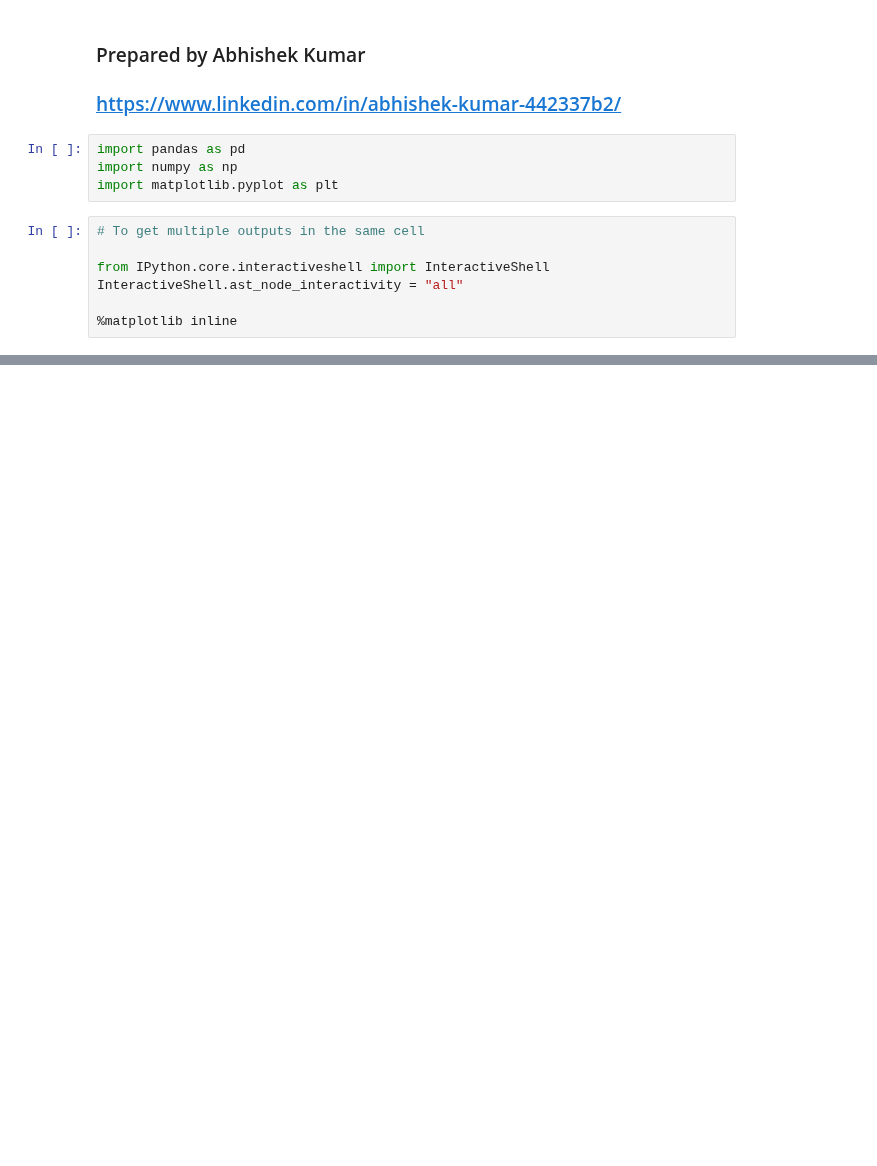
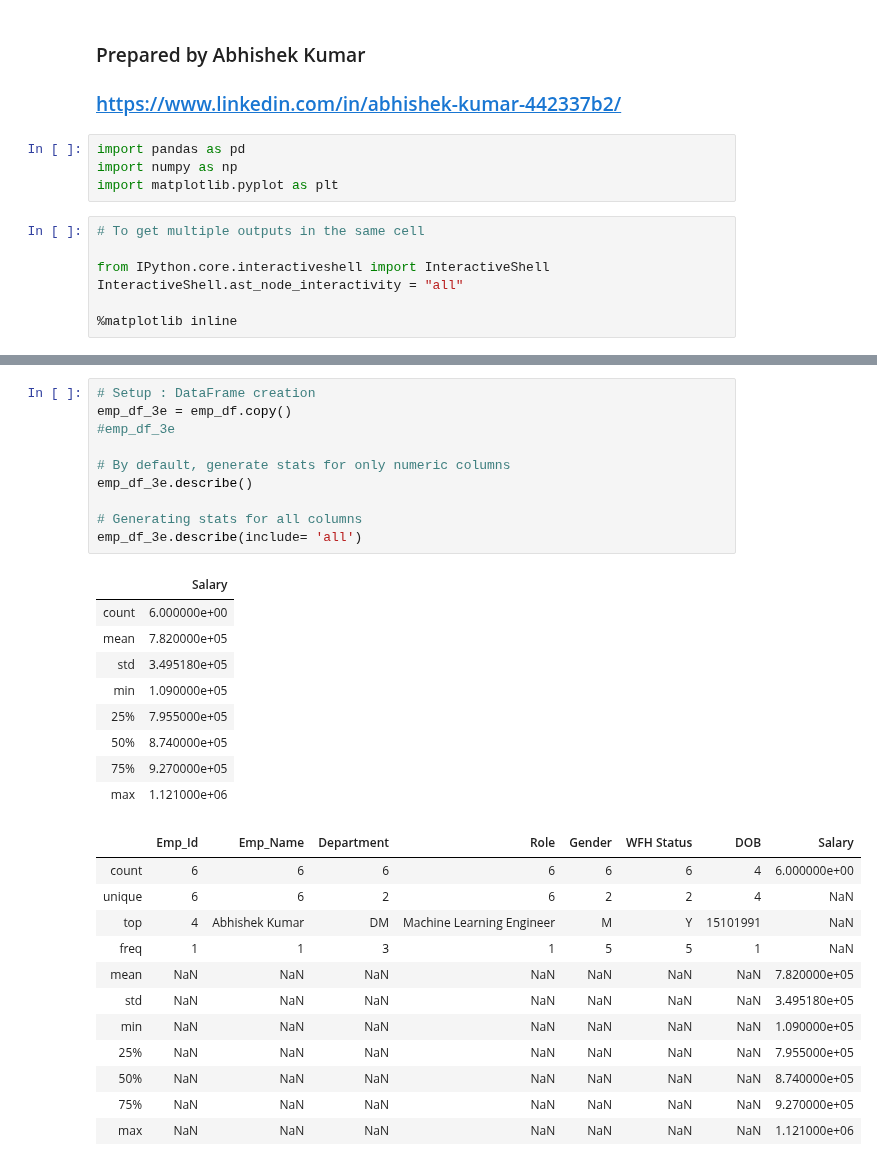
Before and after one commit to AbhishekKumar-0311/Machine-Learning-with-Python, a Jupyter notebook: Pandas/Learning_Pandas_Part_2.ipynb, the cells around one changed output, grey strips where cells are left out. Saved outputs shown, nothing was run; the diff lists cells and outputs as text; blank space fills up the shorter version.

Commit message:
Update Learning_Pandas_Part_2.ipynb
Part 2 of learning Pandas mainly foccussed on Attributes and Underlying data, conversion, Descriptive stats -1, Handling missing data

```diff
--- a/Pandas/Learning_Pandas_Part_2.ipynb
+++ b/Pandas/Learning_Pandas_Part_2.ipynb
@@ -120,0 +619,32 @@ dtype: int64
+# %%
+# Setup : DataFrame creation
+emp_df_3e = emp_df.copy()
+#emp_df_3e
+
+# By default, generate stats for only numeric columns
+emp_df_3e.describe()
+
+# Generating stats for all columns
+emp_df_3e.describe(include= 'all')
+# %% [output]
+|  | Salary |
+| count | 6.000000e+00 |
+| mean | 7.820000e+05 |
+| std | 3.495180e+05 |
+| min | 1.090000e+05 |
+| 25% | 7.955000e+05 |
+| 50% | 8.740000e+05 |
+| 75% | 9.270000e+05 |
+| max | 1.121000e+06 |
+|  | Emp_Id | Emp_Name | Department | Role | Gender | WFH Status | DOB | Salary |
+| count | 6 | 6 | 6 | 6 | 6 | 6 | 4 | 6.000000e+00 |
+| unique | 6 | 6 | 2 | 6 | 2 | 2 | 4 | NaN |
+| top | 4 | Abhishek Kumar | DM | Machine Learning Engineer | M | Y | 15101991 | NaN |
+| freq | 1 | 1 | 3 | 1 | 5 | 5 | 1 | NaN |
+| mean | NaN | NaN | NaN | NaN | NaN | NaN | NaN | 7.820000e+05 |
+| std | NaN | NaN | NaN | NaN | NaN | NaN | NaN | 3.495180e+05 |
+| min | NaN | NaN | NaN | NaN | NaN | NaN | NaN | 1.090000e+05 |
+| 25% | NaN | NaN | NaN | NaN | NaN | NaN | NaN | 7.955000e+05 |
+| 50% | NaN | NaN | NaN | NaN | NaN | NaN | NaN | 8.740000e+05 |
+| 75% | NaN | NaN | NaN | NaN | NaN | NaN | NaN | 9.270000e+05 |
+| max | NaN | NaN | NaN | NaN | NaN | NaN | NaN | 1.121000e+06 |
```
Also changed, not shown: parts of 34 cells of this notebook.
